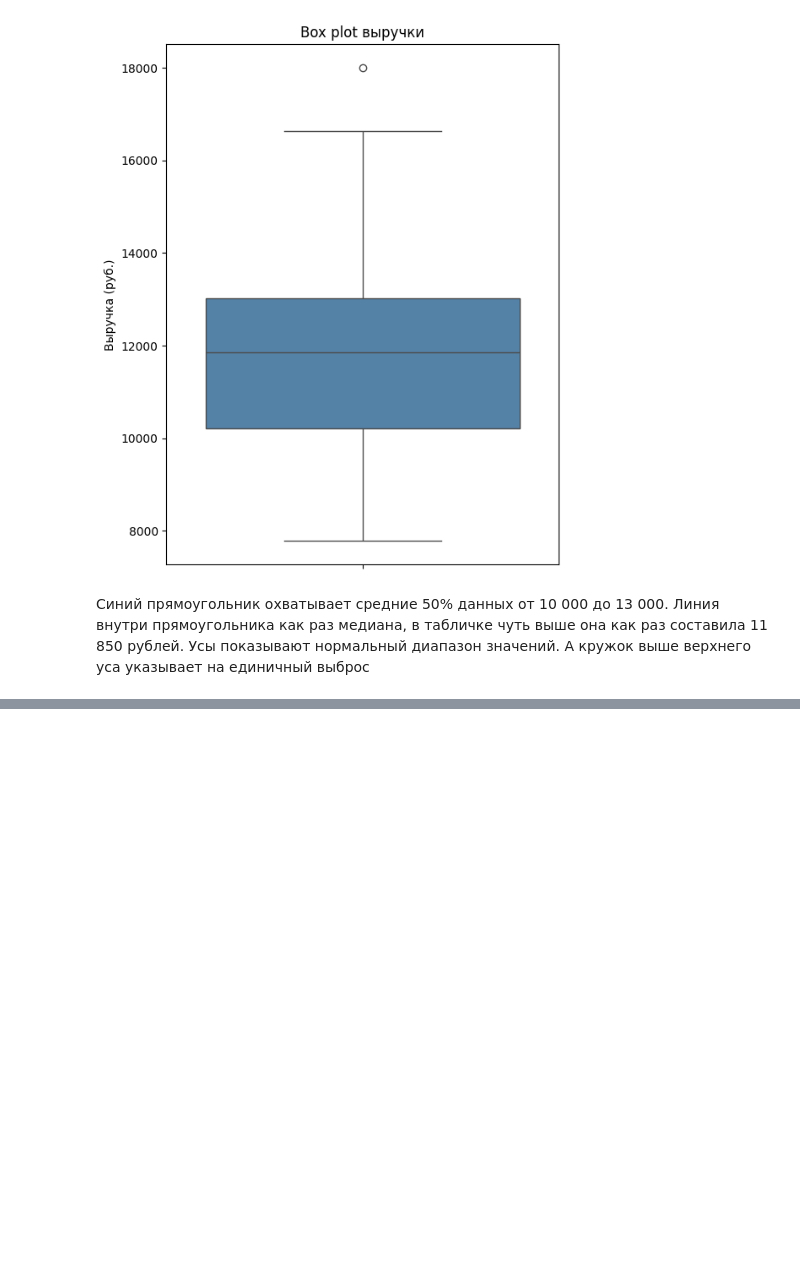
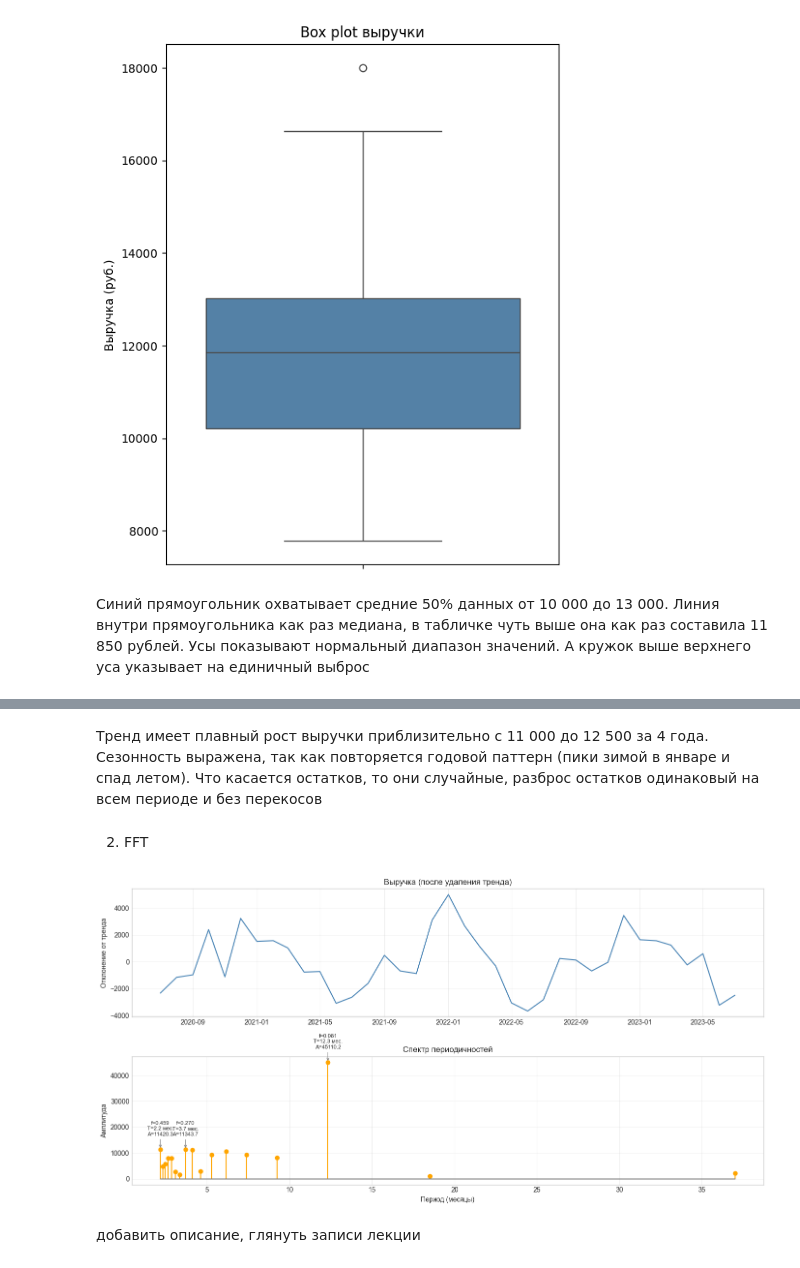
Before and after one commit to gureeva07/predictive_analytics_lab1, a Jupyter notebook: lab1.ipynb, the cells around one changed output, grey strips where cells are left out. Saved outputs shown, nothing was run; the diff lists cells and outputs as text; code cells hidden in the pictures; blank space fills up the shorter version.

```diff
--- a/lab1.ipynb
+++ b/lab1.ipynb
@@ -111,0 +174,58 @@ plt.show()
+# %% [markdown]
+Тренд имеет плавный рост выручки приблизительно с 11 000 до 12 500 за 4 года. Сезонность выражена, так как повторяется годовой паттерн (пики зимой в январе и спад летом). Что касается остатков, то они случайные, разброс остатков одинаковый на всем периоде и без перекосов
+# %% [markdown]
+2. FFT
+# %%
+from scipy.fft import fft, fftfreq
+import numpy as np
+
+# Убираю тренд перед применением FFT с помощью скользящего среднего
+sales_detrended = df['SalesAmount'] - df['SalesAmount'].rolling(12, center=True).mean()
+sales_detrended = sales_detrended.dropna()
+
+# Применяю быстрое преобразование Фурье
+dt = 1  # шаг = 1 месяц
+n = len(sales_detrended)
+fft_vals = fft(sales_detrended.values)
+freqs = fftfreq(n, dt)
+
+# Беру только положительные частоты и перевожу в периоды
+power = np.abs(fft_vals[:n//2])
+freqs_pos = freqs[:n//2]
+periods = 1 / freqs_pos[freqs_pos > 0]
+power_pos = power[freqs_pos > 0]
+
+fig, axs = plt.subplots(2, 1, figsize=(14, 7))
+
+# Показываю ряд после удаления тренда
+axs[0].plot(sales_detrended.index, sales_detrended.values, color='steelblue')
+axs[0].set_title('Выручка (после удаления тренда)')
+axs[0].set_ylabel('Отклонение от тренда')
+axs[0].grid(True, alpha=0.3)
+
+# Строю спектр
+mask = (periods >= 2) & (periods <= 48)
+axs[1].stem(periods[mask], power_pos[mask], linefmt='orange', markerfmt='o', basefmt='gray')
+axs[1].set_xlabel('Период (месяцы)')
+axs[1].set_ylabel('Амплитуда')
+axs[1].set_title('Спектр периодичностей')
+axs[1].grid(True, alpha=0.3)
+
+# Подписываю самые сильные пики на спектре
+for f in freqs[np.argsort(power)[-3:][::-1]]:
+    if f > 0.01:
+        period = 1/f
+        amp = power[np.argmin(np.abs(freqs - f))]
+        label = f'f={f:.3f}\nT={period:.1f} мес.\nA={amp:.1f}'
+        axs[1].annotate(label,
+                       xy=(period, amp), xytext=(0, 20), textcoords='offset points',
+                       fontsize=8, ha='center',
+                       arrowprops=dict(arrowstyle='->', color='gray'))
+
+
+plt.tight_layout()
+plt.show()
+# %% [output]
+[figure, added]
+# %% [markdown]
+добавить описание, глянуть записи лекции
```
Also changed, not shown: parts of 11 cells of this notebook.
